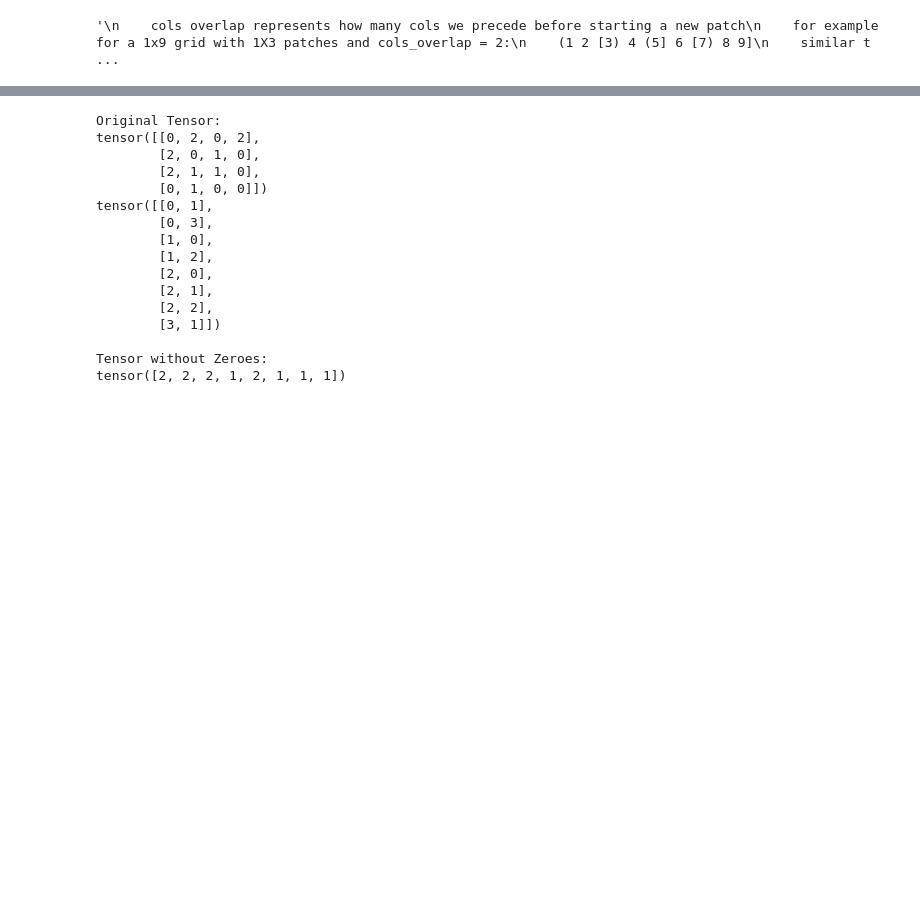
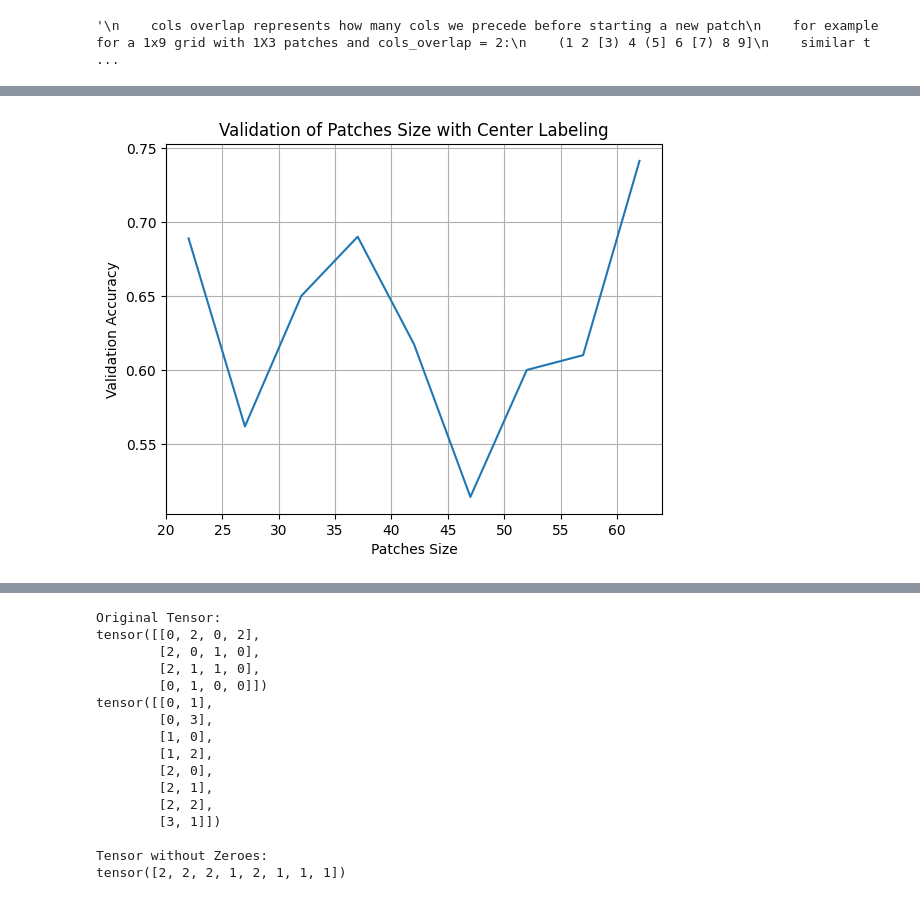
Before and after one commit to amirbourvine/HyperbolicDiffusionDistance_midTerm, a Jupyter notebook: paviaU/whole_pipeline.ipynb, the cells around one changed output, grey strips where cells are left out. Cells and saved outputs as stored; diff of their text form; code cells hidden in the pictures; blank space fills up the shorter version.

```diff
--- a/paviaU/whole_pipeline.ipynb
+++ b/paviaU/whole_pipeline.ipynb
@@ -15,8 +15,9 @@ X = X.reshape((610,340, 103))
 df = read_dataset(gt=True)
 y = np.array(df)
 
-rows_factor=31
-cols_factor=31
+factor = 21
+rows_factor = factor
+cols_factor = factor
 
 #insert rows_overlap = -1 or cols_overlapp = -1 to avoid overlapping
 rows_overlap=21
@@ -32,3 +33,6 @@ cols_overlap=21
 """
 # %% [output]
 '\n    cols overlap represents how many cols we precede before starting a new patch\n    for example for a 1x9 grid with 1X3 patches and cols_overlap = 2:\n    (1 2 [3) 4 (5] 6 [7) 8 9]\n    similar t ...
+# %%
+from utils_torch import validate_patches_generation
+patches_sizes, validation_accs = validate_patches_generation(torch.from_numpy(X), torch.from_numpy(y), 'center', is_normalize_each_band=True, overlap_distance=factor, n_neighbors=3, checks=5)
@@ -34,0 +57,10 @@ cols_overlap=21
+# %%
+import matplotlib.pyplot as plt
+plt.plot(patches_sizes, validation_accs)
+plt.title('Validation of Patches Size with Center Labeling')
+plt.xlabel('Patches Size')
+plt.ylabel('Validation Accuracy')
+plt.grid(True)
+plt.show()
+# %% [output]
+[figure, added]
```
Also changed, not shown: parts of 6 cells of this notebook, 1 other file.
